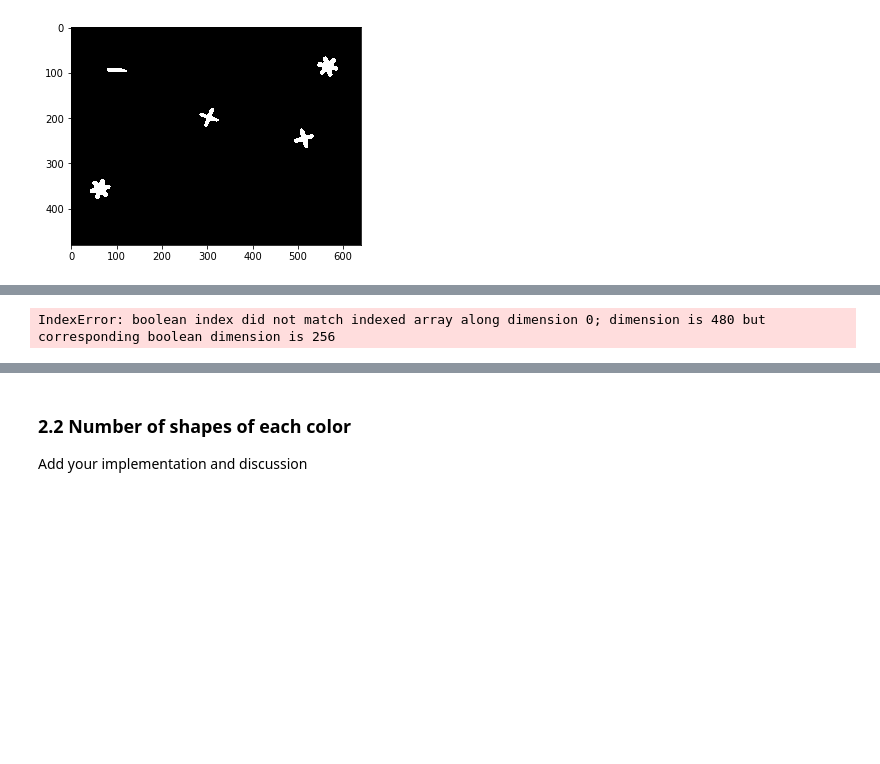
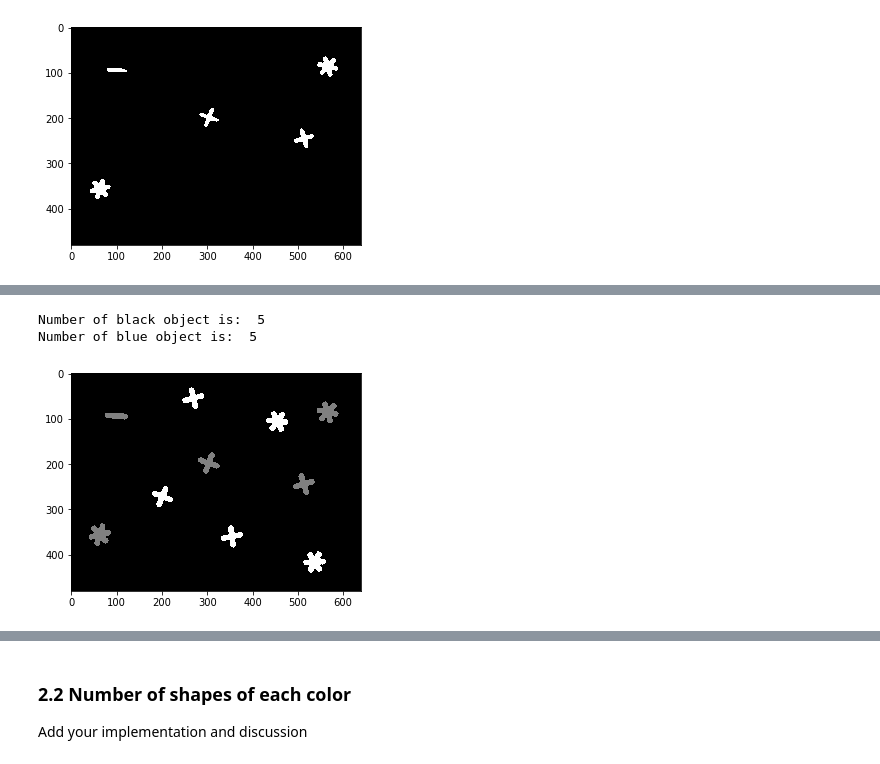
Before and after one commit to Jiang15/Image_analysis_and_pattern-recognition, a Jupyter notebook: Lab 1/lab1.ipynb, the cells around one changed output, grey strips where cells are left out. Drawn from its saved outputs; the diff is of its cells as text; code cells hidden in the pictures; blank space fills up the shorter version.

```diff
--- a/Lab 1/lab1.ipynb
+++ b/Lab 1/lab1.ipynb
@@ -757,19 +770,21 @@ plt.imshow(mask)
 # %%
 # combine labeling with k means
 km = kmeans.copy()
 imk = km.reshape(img.shape[:2])
 labeled_array, num_features = ndimage.label(mask)
 counter = np.zeros(3)
 for i in range(1,num_features+1):
     kmeans_label,_ = mode(imk[labeled_array==i])
     labeled_array[labeled_array == i] = kmeans_label
     counter[kmeans_label] += 1
-plt.imshow(output,cmap = 'gray')
+plt.imshow(labeled_array, cmap = 'gray')
 
 print("Number of black object is: ", int(counter[1]))
 print("Number of blue object is: ", int(counter[2]))
 # %% [output]
-IndexError: boolean index did not match indexed array along dimension 0; dimension is 480 but corresponding boolean dimension is 256
+Number of black object is:  5
+Number of blue object is:  5
+[figure, added]
 # %%
 kernel = cv2.getStructuringElement(cv2.MORPH_CROSS,(5,5))
 k1_open = cv2.morphologyEx(np.float32(k1), cv2.MORPH_OPEN, kernel)
```
Also changed, not shown: parts of 21 cells of this notebook.
